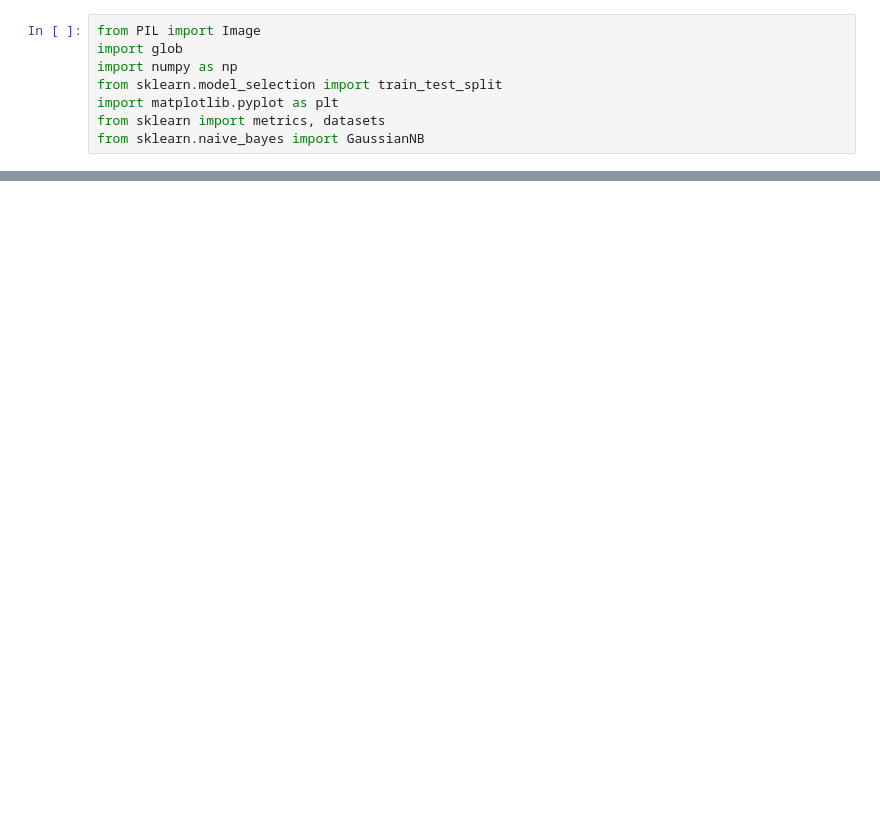
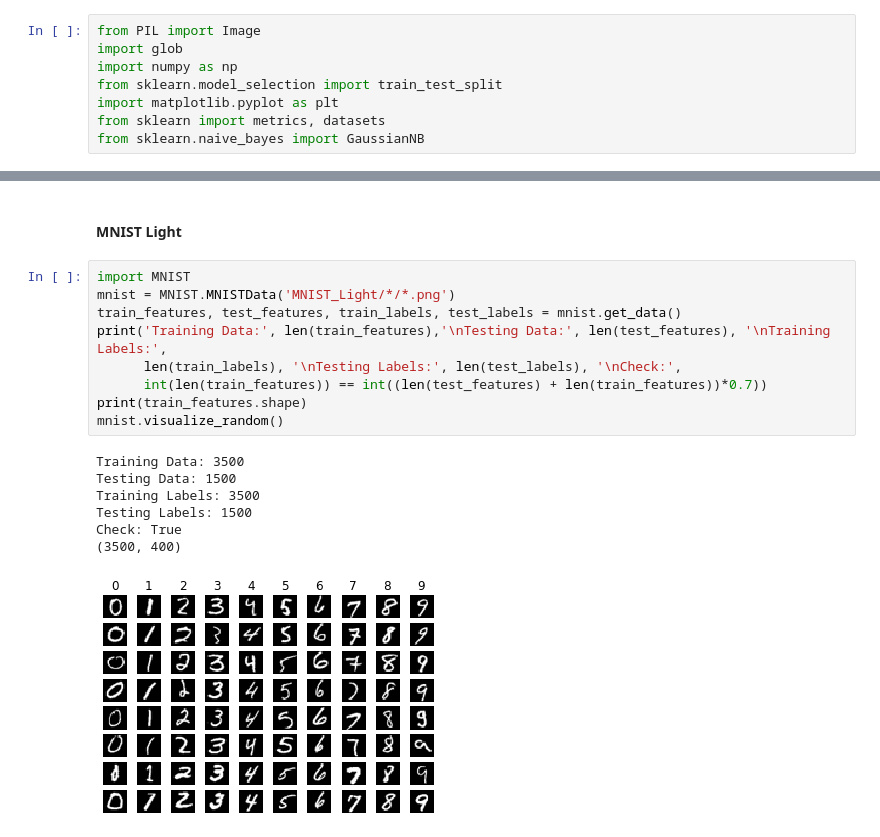
Before and after one commit to jfmendez11/edan95-labs, a Jupyter notebook: lab-05/Sign_Classification_with_NBC.ipynb, the cells around one changed output, grey strips where cells are left out. Drawn from its saved outputs; the diff is of its cells as text; blank space fills up the shorter version.

```diff
--- a/lab-05/Sign_Classification_with_NBC.ipynb
+++ b/lab-05/Sign_Classification_with_NBC.ipynb
@@ -28,0 +54,19 @@ Training data: 1257 Training Labels: 1257 Testing Data: 540 Testing Labels: 540
+# %% [markdown]
+#### MNIST Light
+# %%
+import MNIST
+mnist = MNIST.MNISTData('MNIST_Light/*/*.png')
+train_features, test_features, train_labels, test_labels = mnist.get_data()
+print('Training Data:', len(train_features),'\nTesting Data:', len(test_features), '\nTraining Labels:',
+      len(train_labels), '\nTesting Labels:', len(test_labels), '\nCheck:',
+      int(len(train_features)) == int((len(test_features) + len(train_features))*0.7))
+print(train_features.shape)
+mnist.visualize_random()
+# %% [output]
+Training Data: 3500
+Testing Data: 1500
+Training Labels: 3500
+Testing Labels: 1500
+Check: True
+(3500, 400)
+[figure, added]
```
Also changed, not shown: parts of 7 cells of this notebook, 1 other file.
